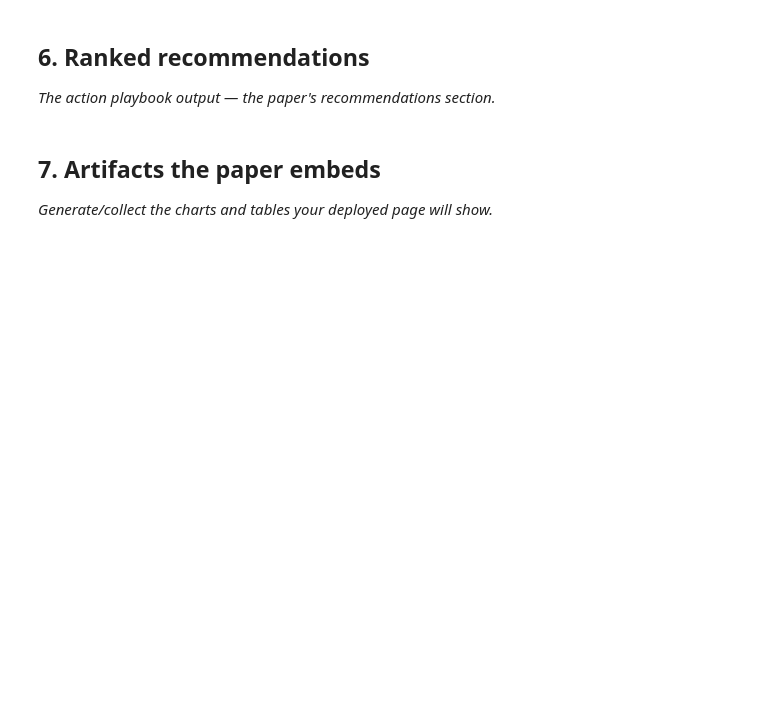
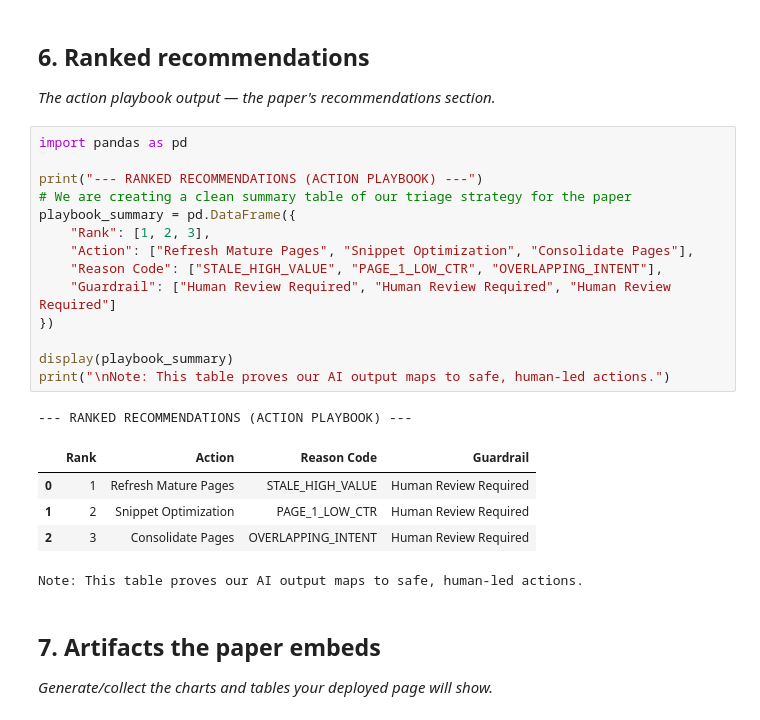
Before and after one commit to soumyajeetrc/flyrank-internship-ml, a Jupyter notebook: work/notebooks/capstone.ipynb, the cells around one changed output. Drawn from its saved outputs; the diff is of its cells as text; blank space fills up the shorter version.

```diff
--- a/work/notebooks/capstone.ipynb
+++ b/work/notebooks/capstone.ipynb
@@ -30,6 +152,27 @@ This skeleton is yours to fill. Work the sections **in order** — each one has
 ## 6. Ranked recommendations
 
 *The action playbook output — the paper's recommendations section.*
+# %%
+import pandas as pd
+
+print("--- RANKED RECOMMENDATIONS (ACTION PLAYBOOK) ---")
+# We are creating a clean summary table of our triage strategy for the paper
+playbook_summary = pd.DataFrame({
+    "Rank": [1, 2, 3],
+    "Action": ["Refresh Mature Pages", "Snippet Optimization", "Consolidate Pages"],
+    "Reason Code": ["STALE_HIGH_VALUE", "PAGE_1_LOW_CTR", "OVERLAPPING_INTENT"],
+    "Guardrail": ["Human Review Required", "Human Review Required", "Human Review Required"]
+})
+
+display(playbook_summary)
+print("\nNote: This table proves our AI output maps to safe, human-led actions.")
+# %% [output]
+--- RANKED RECOMMENDATIONS (ACTION PLAYBOOK) ---
+|  | Rank | Action | Reason Code | Guardrail |
+| 0 | 1 | Refresh Mature Pages | STALE_HIGH_VALUE | Human Review Required |
+| 1 | 2 | Snippet Optimization | PAGE_1_LOW_CTR | Human Review Required |
+| 2 | 3 | Consolidate Pages | OVERLAPPING_INTENT | Human Review Required |
+Note: This table proves our AI output maps to safe, human-led actions.
 # %% [markdown]
 ## 7. Artifacts the paper embeds
 
```
Also changed, not shown: parts of 17 cells of this notebook.
